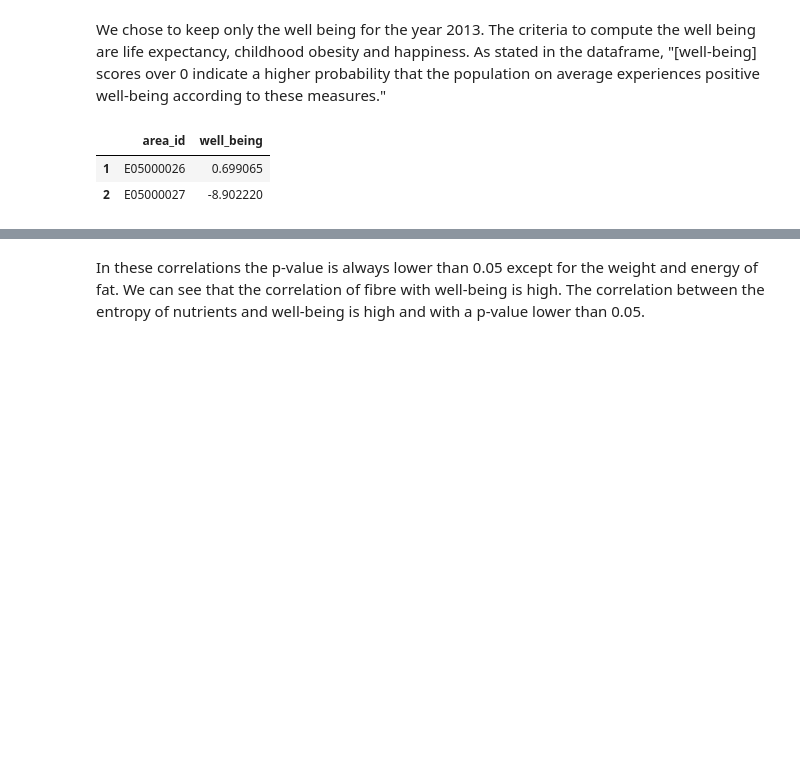
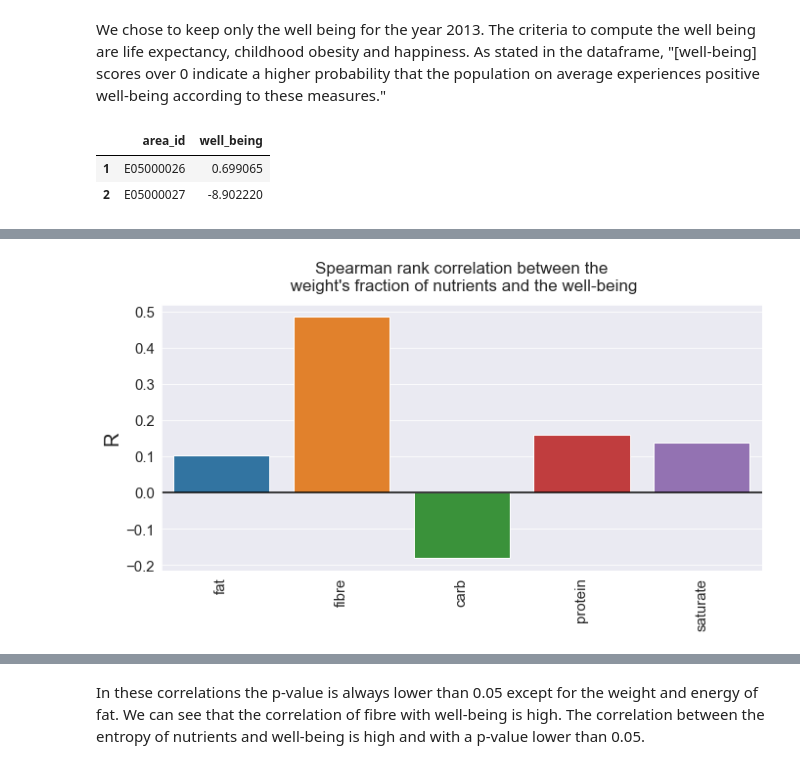
Before and after one commit to epfl-ada/ada-2020-project-milestone-p3-p3_improvise-adapt-overcome, a Jupyter notebook: p4_milestone.ipynb, the cells around one changed output, grey strips where cells are left out. Saved outputs shown, nothing was run; the diff lists cells and outputs as text; code cells hidden in the pictures; blank space fills up the shorter version.

```diff
--- a/p4_milestone.ipynb
+++ b/p4_milestone.ipynb
@@ -199,0 +246,5 @@ def plot_barplot(x, y, title='Correlation', ylabel='R'):
+# %%
+plot_barplot(fda_nutrients, list(spearman_weight_fda_plot.values()),
+             title="Spearman rank correlation between the\n weight's fraction of nutrients and the well-being", ylabel='R', save_image=True, save_name="spearman_fda_score")
+# %% [output]
+[figure, added]
```
Also changed, not shown: parts of 26 cells of this notebook.
